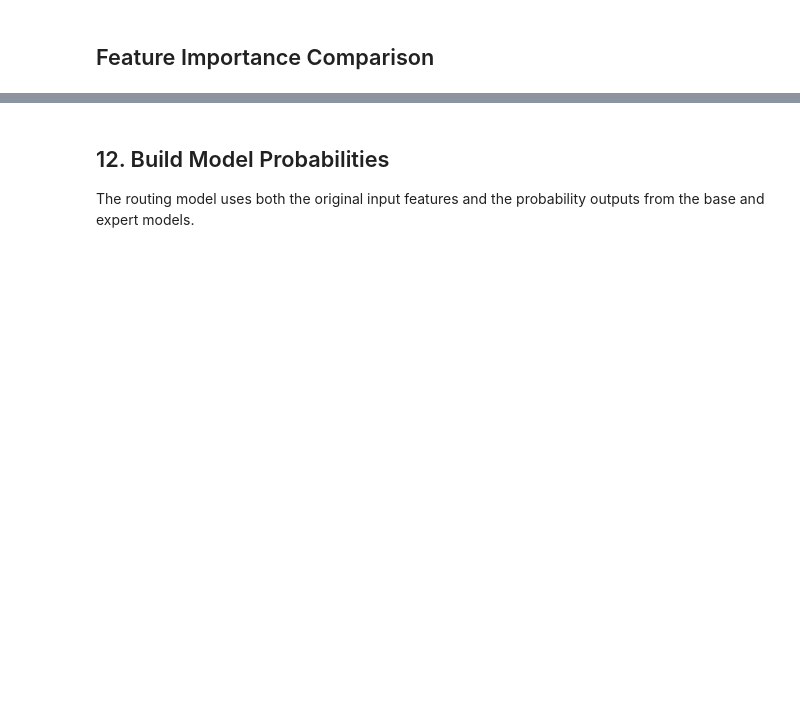
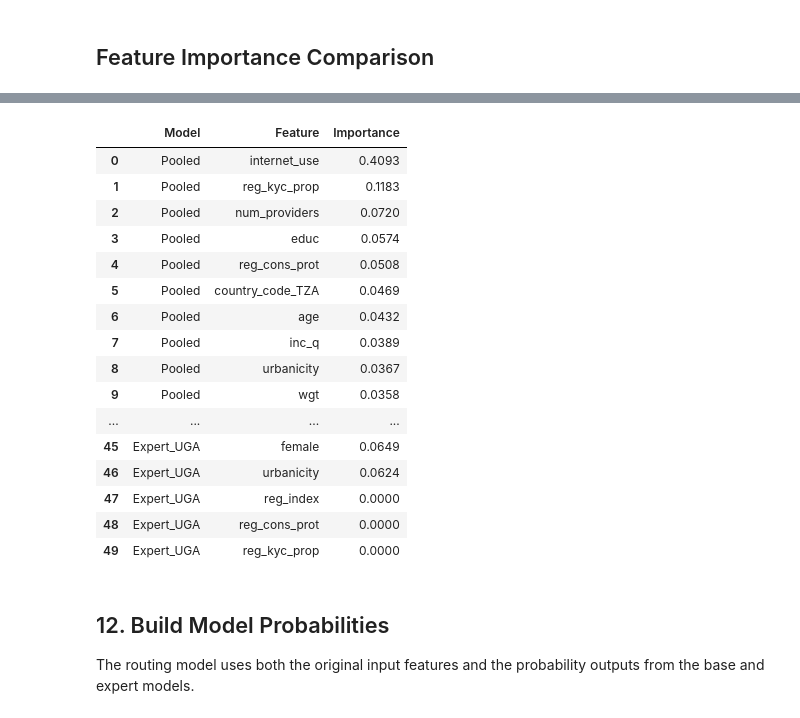
Before and after one commit to sitahlango-maker/Financial_Inclusion, a Jupyter notebook: cleanfinancialinclusion.ipynb, the cells around one changed output, grey strips where cells are left out. Cells and saved outputs as stored; diff of their text form; code cells hidden in the pictures; blank space fills up the shorter version.

```diff
--- a/cleanfinancialinclusion.ipynb
+++ b/cleanfinancialinclusion.ipynb
@@ -661,3 +792,23 @@ Saved feature impact chart: /content/drive/MyDrive/Financial_Inclusion_Models/fe
+# %%
+display(feature_impact_df)
+# %% [output]
+|  | Model | Feature | Importance |
+| 0 | Pooled | internet_use | 0.4093 |
+| 1 | Pooled | reg_kyc_prop | 0.1183 |
+| 2 | Pooled | num_providers | 0.0720 |
+| 3 | Pooled | educ | 0.0574 |
+| 4 | Pooled | reg_cons_prot | 0.0508 |
+| 5 | Pooled | country_code_TZA | 0.0469 |
+| 6 | Pooled | age | 0.0432 |
+| 7 | Pooled | inc_q | 0.0389 |
+| 8 | Pooled | urbanicity | 0.0367 |
+| 9 | Pooled | wgt | 0.0358 |
+| ... | ... | ... | ... |
+| 45 | Expert_UGA | female | 0.0649 |
+| 46 | Expert_UGA | urbanicity | 0.0624 |
+| 47 | Expert_UGA | reg_index | 0.0000 |
+| 48 | Expert_UGA | reg_cons_prot | 0.0000 |
+| 49 | Expert_UGA | reg_kyc_prop | 0.0000 |
 # %% [markdown]
 ## 12. Build Model Probabilities
 
```
Also changed, not shown: parts of 21 cells of this notebook.
